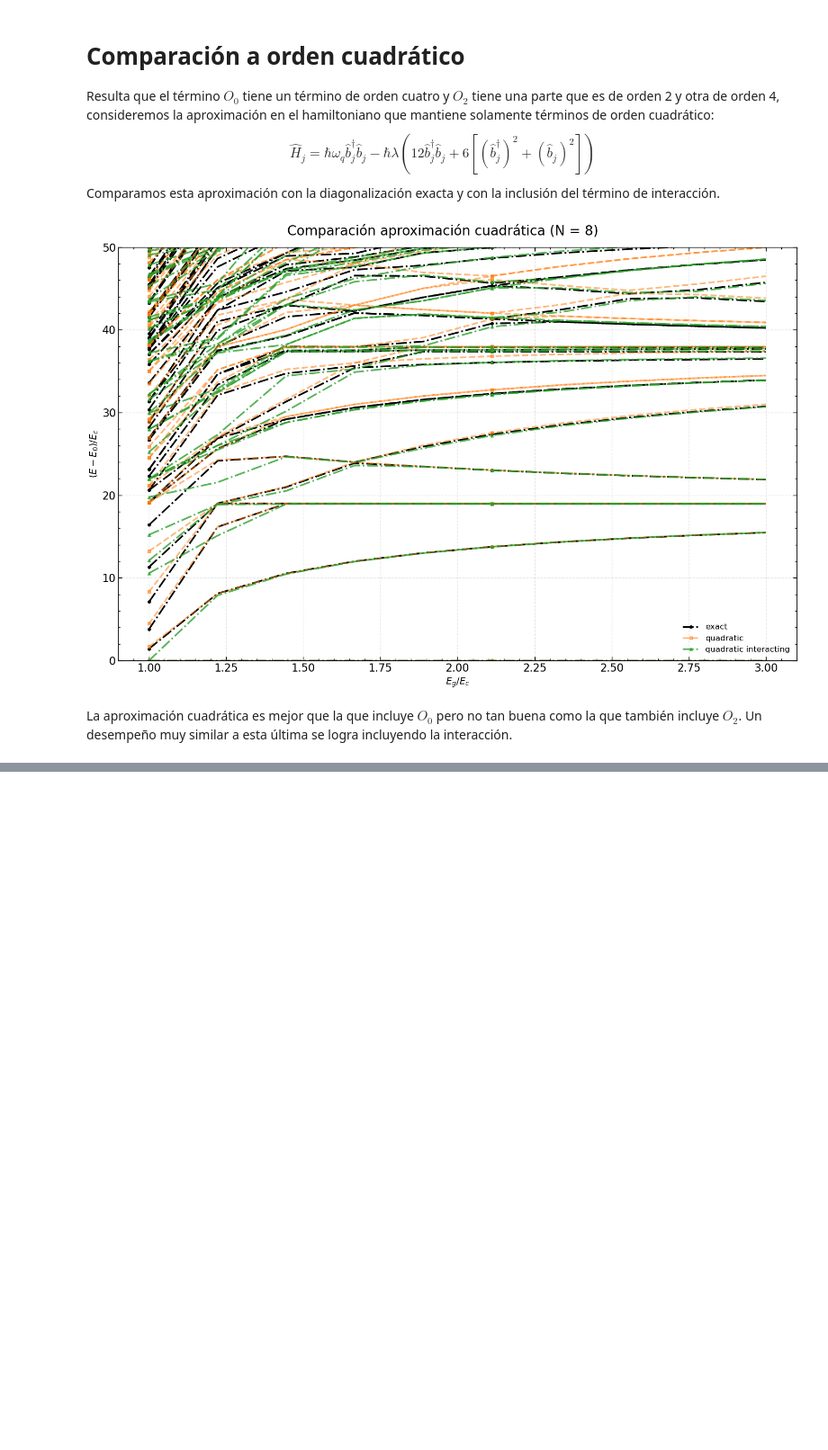
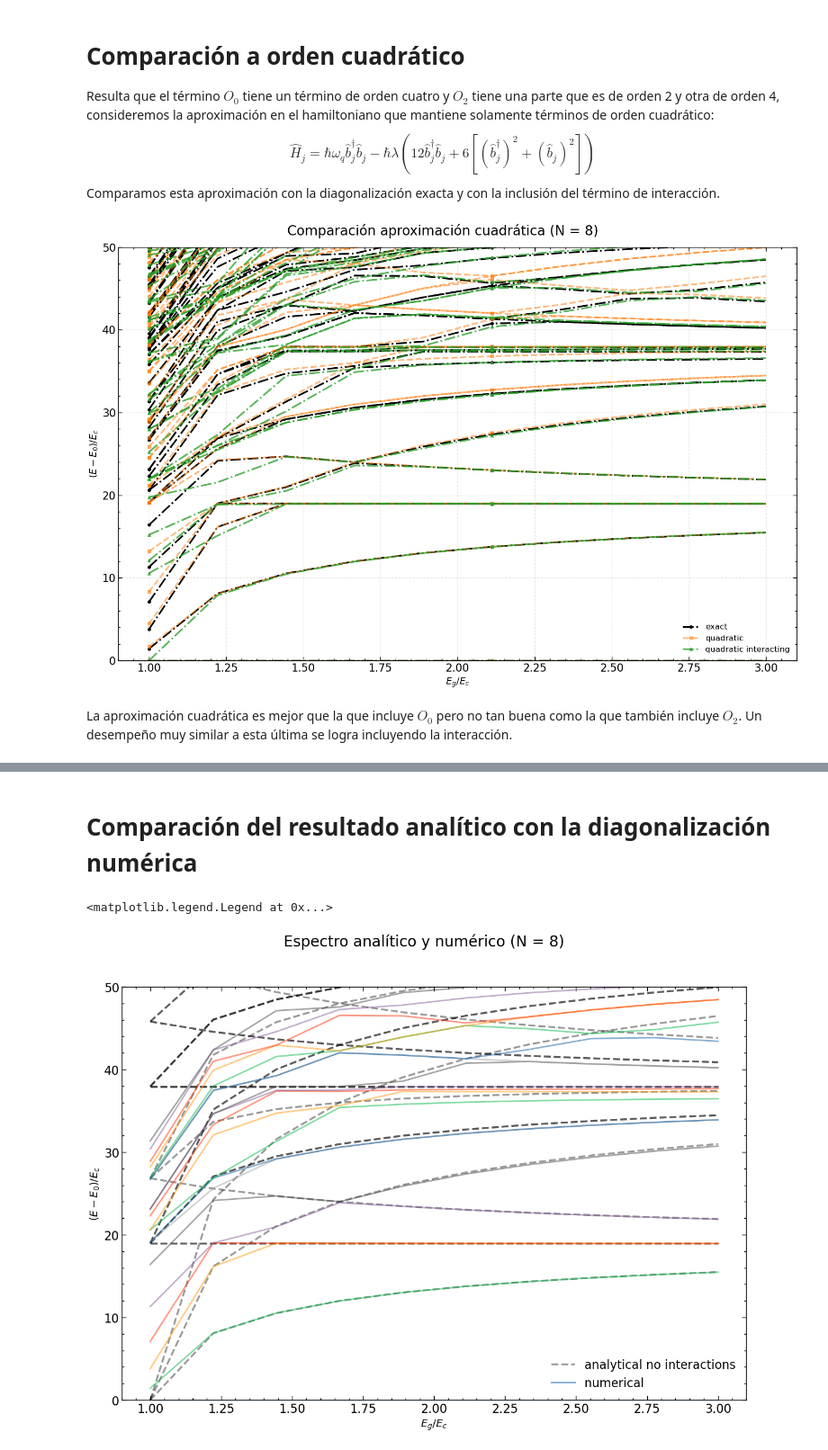
Before and after one commit to Arthor1127/thesis, a Jupyter notebook: notebooks/exploration/multiple_transmon.ipynb, the cells around one changed output, grey strips where cells are left out. Shown at 90% size. Saved outputs shown, nothing was run; the diff lists cells and outputs as text; code cells hidden in the pictures; blank space fills up the shorter version.

Commit message:
third-week

```diff
--- a/notebooks/exploration/multiple_transmon.ipynb
+++ b/notebooks/exploration/multiple_transmon.ipynb
@@ -464,0 +496,2 @@ La aproximación cuadrática es mejor que la que incluye $O_0$ pero no tan buena
+# %% [markdown]
+# Comparación del resultado analítico con la diagonalización numérica
@@ -464,0 +531,47 @@ La aproximación cuadrática es mejor que la que incluye $O_0$ pero no tan buena
+# %%
+second_band_matrix = []
+for band in energy_matrix:
+    second_band_matrix.append(np.array(generate_excited_energies(band, 2)))
+
+second_band_matrix = np.array(second_band_matrix)
+
+third_band_matrix = []
+for band in energy_matrix:
+    third_band_matrix.append(np.array(generate_excited_energies(band, 3)))
+
+third_band_matrix = np.array(third_band_matrix)
+# %%
+fig, ax = plt.subplots(figsize=(15, 10))
+fig.suptitle('Espectro analítico y numérico (N = 8)', fontsize=20)
+
+# More distinct styles with different colors, line styles, and markers
+styles = [
+    {'color': "#000000", 'linestyle': '-.', 'linewidth': 2.5, 'marker': 'o', 'markersize': 4, 'markevery': 5},
+    {'color': "#ff7e0e8d", 'linestyle': '--', 'linewidth': 2.5, 'marker': 's', 'markersize': 4, 'markevery': 5},
+    {'color': "#2ca02cca", 'linestyle': '-.', 'linewidth': 2.5, 'marker': '^', 'markersize': 4, 'markevery': 5}
+]
+labels = ['exact', 'quadratic', 'quadratic interacting']
+
+ax.set_xlabel('$E_g/E_c$', fontsize=14)
+ax.set_ylabel('$(E- E_0)/E_c$', fontsize=14)
+
+ax.plot(E_g_values, energy_matrix.T[0], linestyle = '--', linewidth = 2.5, color = 'black', alpha = 0.4, label = 'analytical no interactions')
+ax.plot(E_g_values, energy_matrix.T[1:].T, linestyle = '--', linewidth = 2.5, color = 'black', alpha = 0.4)
+ax.plot(E_g_values, second_band_matrix, linestyle = '--', linewidth = 2.5, color = 'black', alpha = 0.4)
+ax.plot(E_g_values, third_band_matrix, linestyle = '--', linewidth = 2.5, color = 'black', alpha = 0.4)
+
+
+ground = exact_energy_matrix.T[0]
+for index, energy_array in enumerate(exact_energy_matrix.T[:20]):
+    if index == 0:
+        ax.plot(E_g_values, energy_array - ground, alpha = 0.5, label = 'numerical')
+    else:
+        ax.plot(E_g_values, energy_array - ground, alpha = 0.5)
+
+y_min = 0.0
+y_max = 50.0
+ax.set_ylim(y_min, y_max)
+plt.legend()
+# %% [output]
+<matplotlib.legend.Legend at 0x...>
+[figure, added]
```
Also changed, not shown: parts of 7 cells of this notebook, 2 other files.
